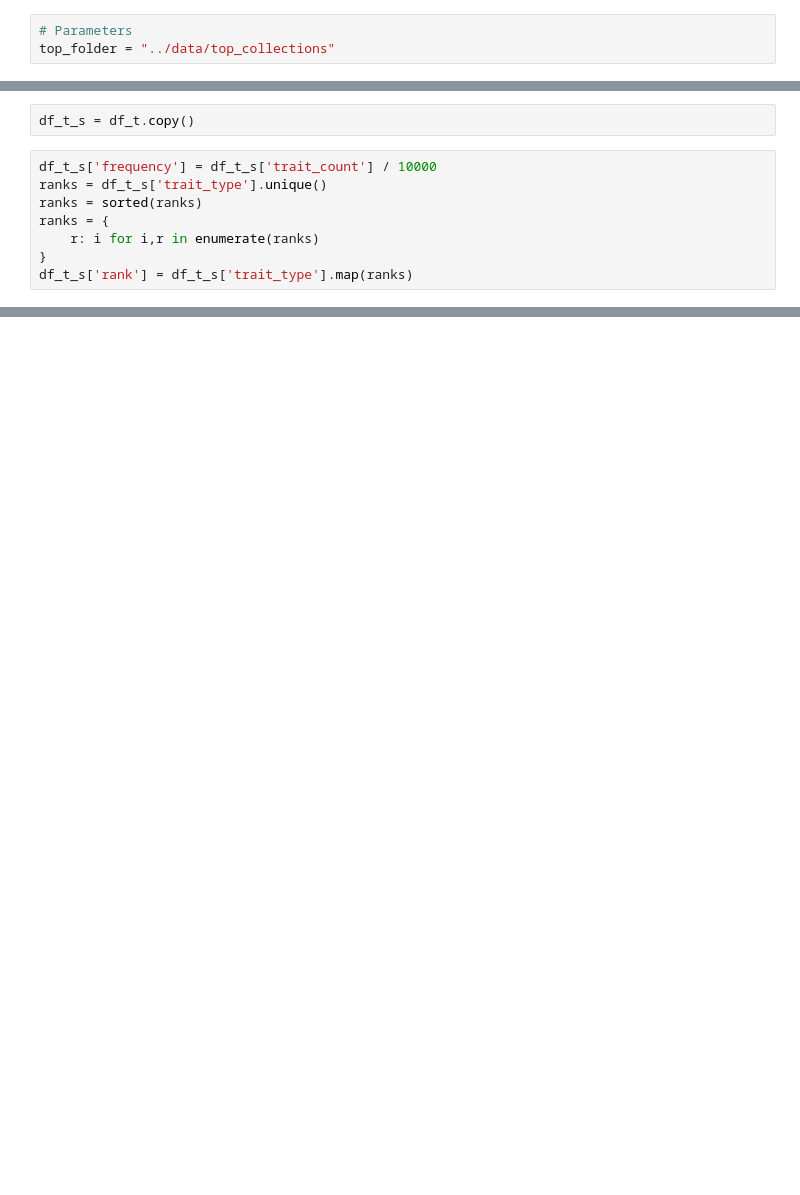
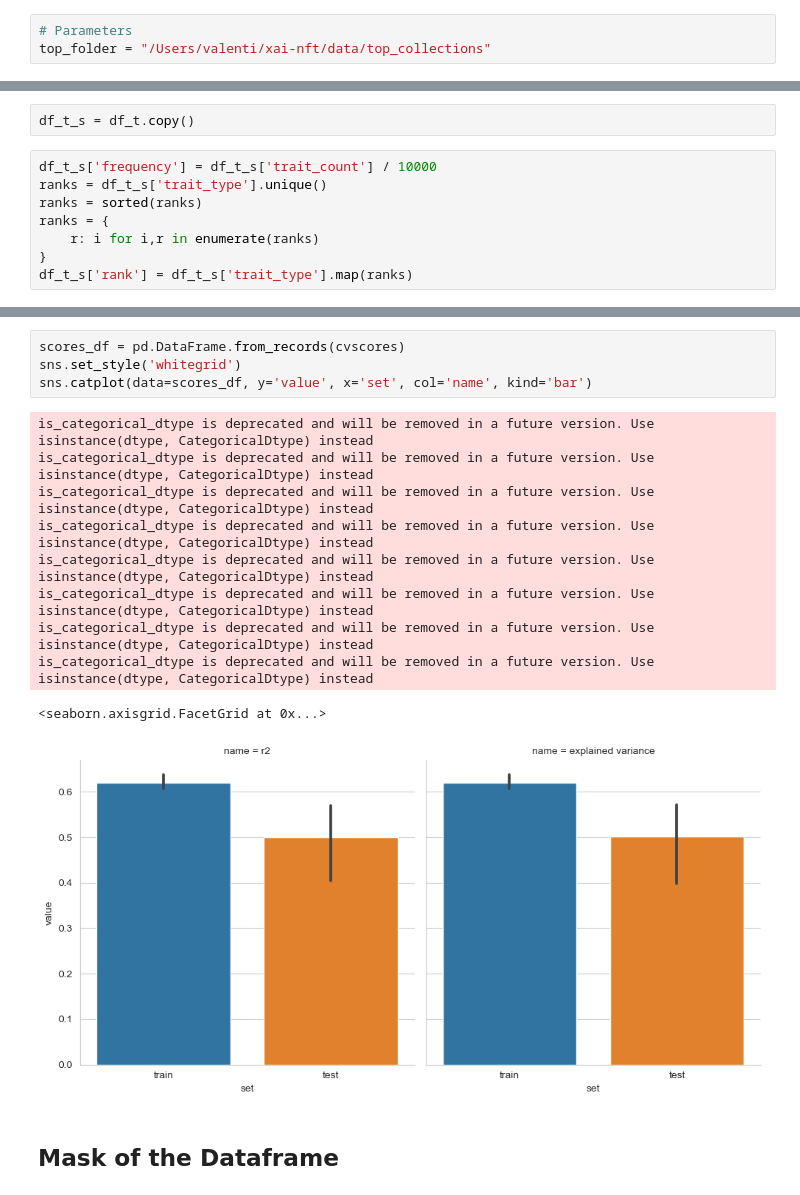
Before and after one commit to LBrinkmann/xai-nft, a Jupyter notebook: notebooks/model.ipynb, the cells around one changed output, grey strips where cells are left out. Saved outputs shown, nothing was run; the diff lists cells and outputs as text; blank space fills up the shorter version.

```diff
--- a/notebooks/model.ipynb
+++ b/notebooks/model.ipynb
@@ -1,6 +1,6 @@
 # %%
 # Parameters
-top_folder = "../data/top_collections"
+top_folder = "/Users/valenti/xai-nft/data/top_collections"
 # %%
 %load_ext autoreload
 %autoreload 2
@@ -284,0 +148,17 @@ df_coefs[df_coefs['period'] == '2022-03-01'][['trait_type', 'trait_value','coef'
+# %%
+scores_df = pd.DataFrame.from_records(cvscores)
+sns.set_style('whitegrid')
+sns.catplot(data=scores_df, y='value', x='set', col='name', kind='bar')
+# %% [output]
+is_categorical_dtype is deprecated and will be removed in a future version. Use isinstance(dtype, CategoricalDtype) instead
+is_categorical_dtype is deprecated and will be removed in a future version. Use isinstance(dtype, CategoricalDtype) instead
+is_categorical_dtype is deprecated and will be removed in a future version. Use isinstance(dtype, CategoricalDtype) instead
+is_categorical_dtype is deprecated and will be removed in a future version. Use isinstance(dtype, CategoricalDtype) instead
+is_categorical_dtype is deprecated and will be removed in a future version. Use isinstance(dtype, CategoricalDtype) instead
+is_categorical_dtype is deprecated and will be removed in a future version. Use isinstance(dtype, CategoricalDtype) instead
+is_categorical_dtype is deprecated and will be removed in a future version. Use isinstance(dtype, CategoricalDtype) instead
+is_categorical_dtype is deprecated and will be removed in a future version. Use isinstance(dtype, CategoricalDtype) instead
+<seaborn.axisgrid.FacetGrid at 0x...>
+[figure, added]
+# %% [markdown]
+## Mask of the Dataframe
```
Also changed, not shown: parts of 37 cells of this notebook, 14 other files.
